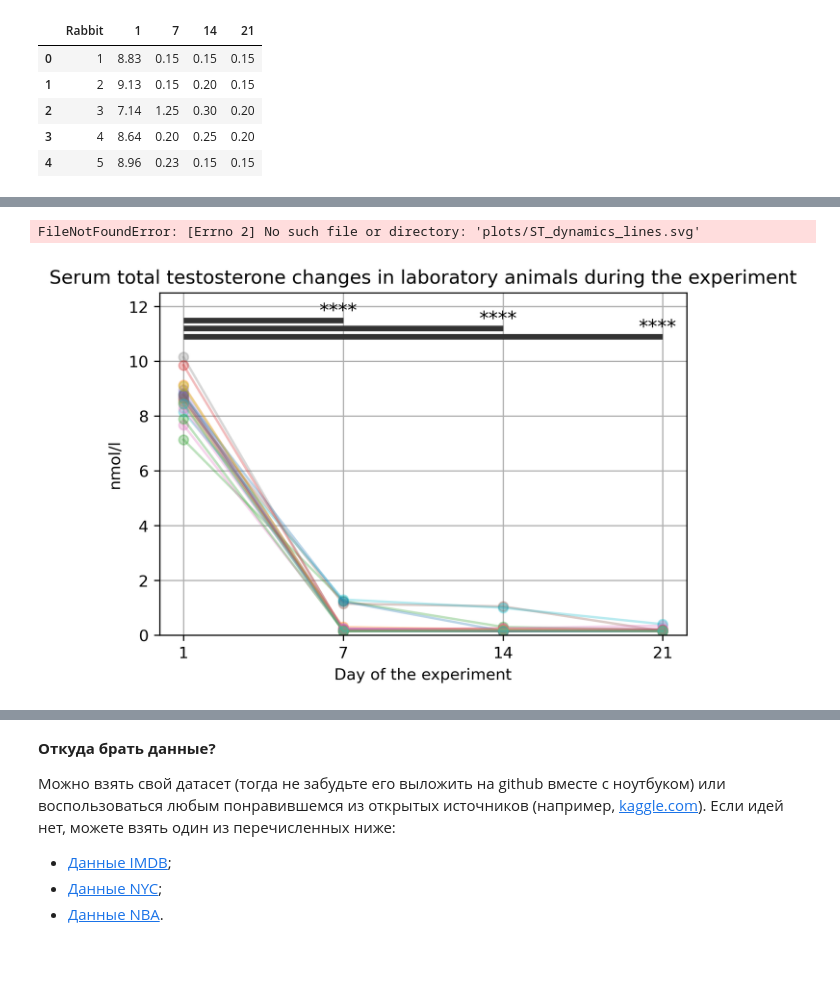
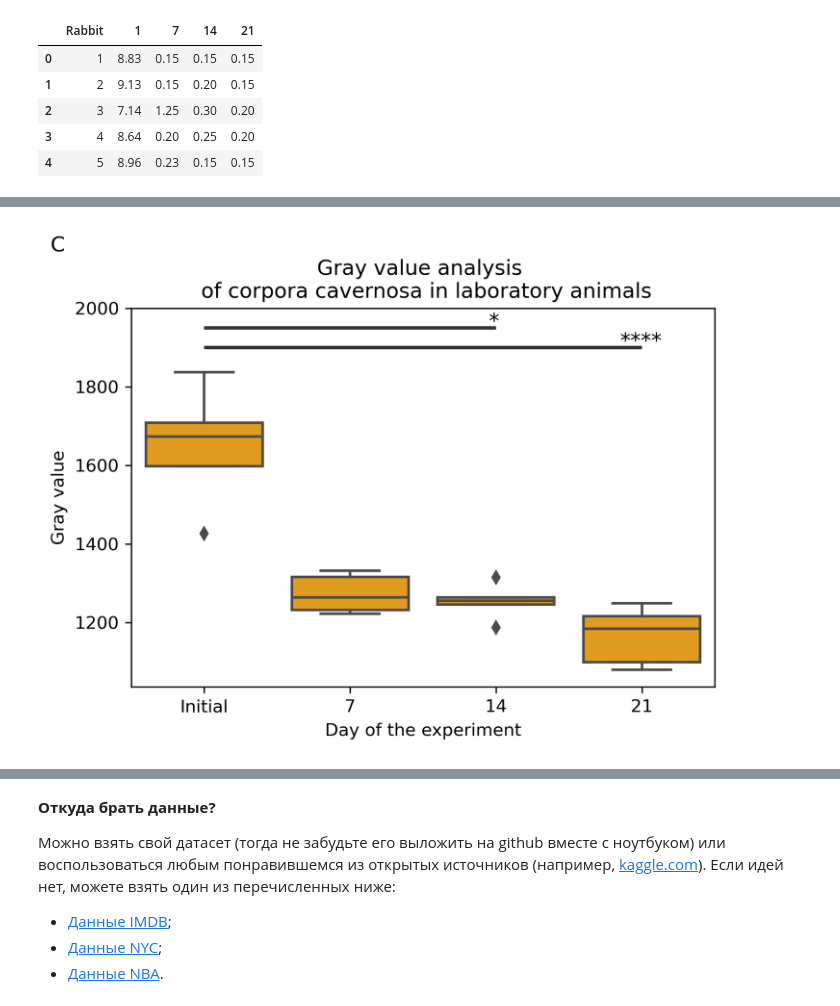
Before and after one commit to doompro1/NetologyPython, a Jupyter notebook: PYDA_homeworks-master/Визуализация данных/visualization.ipynb, the cells around one changed output, grey strips where cells are left out. Cells and saved outputs as stored; diff of their text form; code cells hidden in the pictures; blank space fills up the shorter version.

```diff
--- a/PYDA_homeworks-master/Визуализация данных/visualization.ipynb
+++ b/PYDA_homeworks-master/Визуализация данных/visualization.ipynb
@@ -115,0 +152,3 @@ FileNotFoundError: [Errno 2] No such file or directory: 'plots/ST_dynamics.svg'
+# %%
+Density = pd.read_csv("Density.csv")
+Density.head(20)
@@ -116,29 +173,25 @@ FileNotFoundError: [Errno 2] No such file or directory: 'plots/ST_dynamics.svg'
 # %%
-x = [0, 1, 2, 3]
+pal = {day: 'deepskyblue' for day in Density['day'].unique()}
 
 plt.figure(figsize=(6, 4), dpi=300)
-plt.grid()
 
-for _, row in testosterone[testosterone.columns[1:]].iterrows():
-    plt.plot(x, row, '-o', alpha=.3)
+sns.boxplot(x='day', y='Mean_Gray_Value', data=Density, color = 'orange')
 
-plt.xticks(ticks=x, labels=days_labels)
+plt.xticks(range(4), ['Initial', '7', '14', '21'])
+
 plt.xlabel('Day of the experiment')
-plt.ylabel('nmol/l')
+plt.ylabel('Gray value')
 
-plt.hlines(y=11.5, xmin=0, xmax=1, linewidth=3.5, colors='#333333')
-plt.hlines(y=11.2, xmin=0, xmax=2, linewidth=3.5, colors='#333333')
-plt.hlines(y=10.9, xmin=0, xmax=3, linewidth=3.5, colors='#333333')
+plt.hlines(y=1950, xmin=0, xmax=2, linewidth=2, colors='#333333')
+plt.hlines(y=1900, xmin=0, xmax=3, linewidth=2, colors='#333333')
 
-plt.text(x=1-0.15, y=11.65, s='****', fontsize=12)
-plt.text(x=2-0.15, y=11.35, s='****', fontsize=12)
-plt.text(x=3-0.15, y=11.05, s='****', fontsize=12)
+plt.text(x=2-0.05, y=1950, s='*', fontsize=12)
+plt.text(x=3-0.15, y=1900, s='****', fontsize=12)
 
-plt.ylim(0, 12.5)
+plt.ylim(top=2000)
 
-plt.title('Serum total testosterone changes in laboratory animals during the experiment')
+plt.title('С                                                                                                              \nGray value analysis \n of corpora cavernosa in laboratory animals')
 
-plt.savefig('plots/ST_dynamics_lines.svg')
+plt.savefig('pal.svg')
 # %% [output]
-FileNotFoundError: [Errno 2] No such file or directory: 'plots/ST_dynamics_lines.svg'
-[figure, old version]
+[figure, new version]
```
Also changed, not shown: parts of 6 cells of this notebook, 5 other files.
